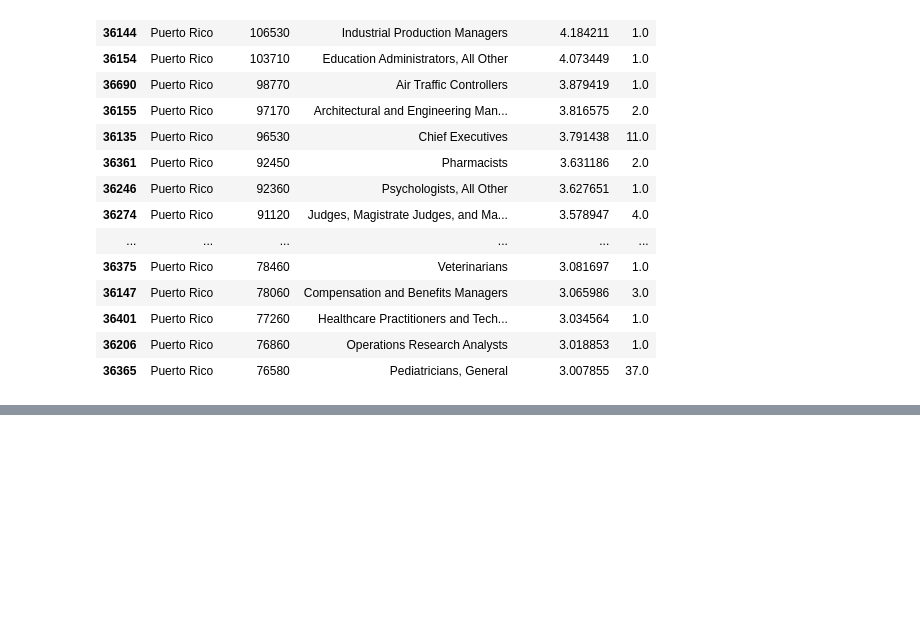
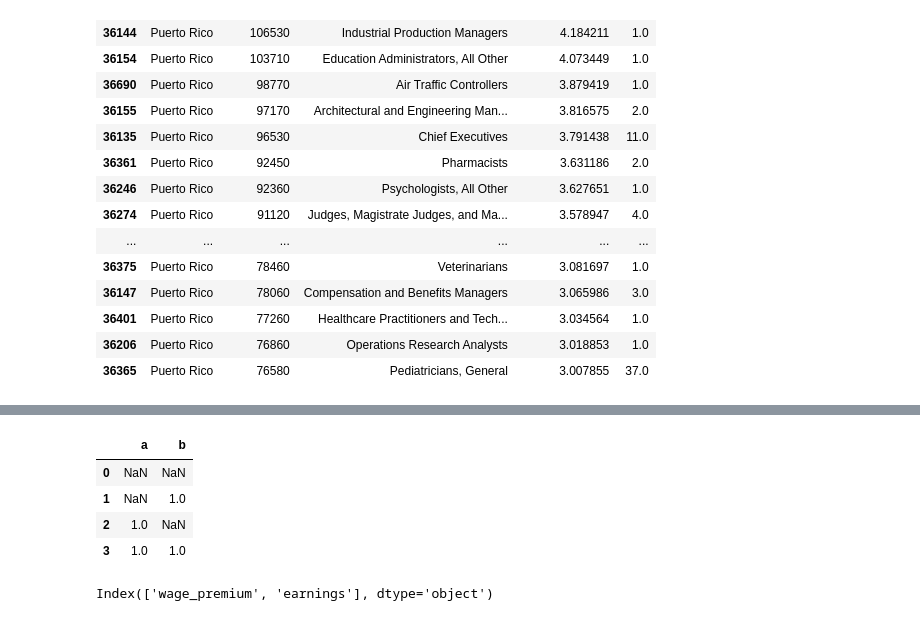
Before and after one commit to MikeDaBossss/Placestolive, a Jupyter notebook: rent.ipynb, the cells around one changed output, grey strips where cells are left out. Saved outputs shown, nothing was run; the diff lists cells and outputs as text; code cells hidden in the pictures; blank space fills up the shorter version.

```diff
--- a/rent.ipynb
+++ b/rent.ipynb
@@ -501,0 +541,8 @@ countyrent[countyrent['STATE'] == 'Puerto Rico'][['STATE','A_MEDIAN','OCC_TITLE'
+# %%
+f[f>0]
+# %% [output]
+|  | a | b |
+| 0 | NaN | NaN |
+| 1 | NaN | 1.0 |
+| 2 | 1.0 | NaN |
+| 3 | 1.0 | 1.0 |
@@ -501,0 +559,4 @@ countyrent[countyrent['STATE'] == 'Puerto Rico'][['STATE','A_MEDIAN','OCC_TITLE'
+# %%
+wage_premium_analysts.columns
+# %% [output]
+Index(['wage_premium', 'earnings'], dtype='object')
```
Also changed, not shown: parts of 16 cells of this notebook.
